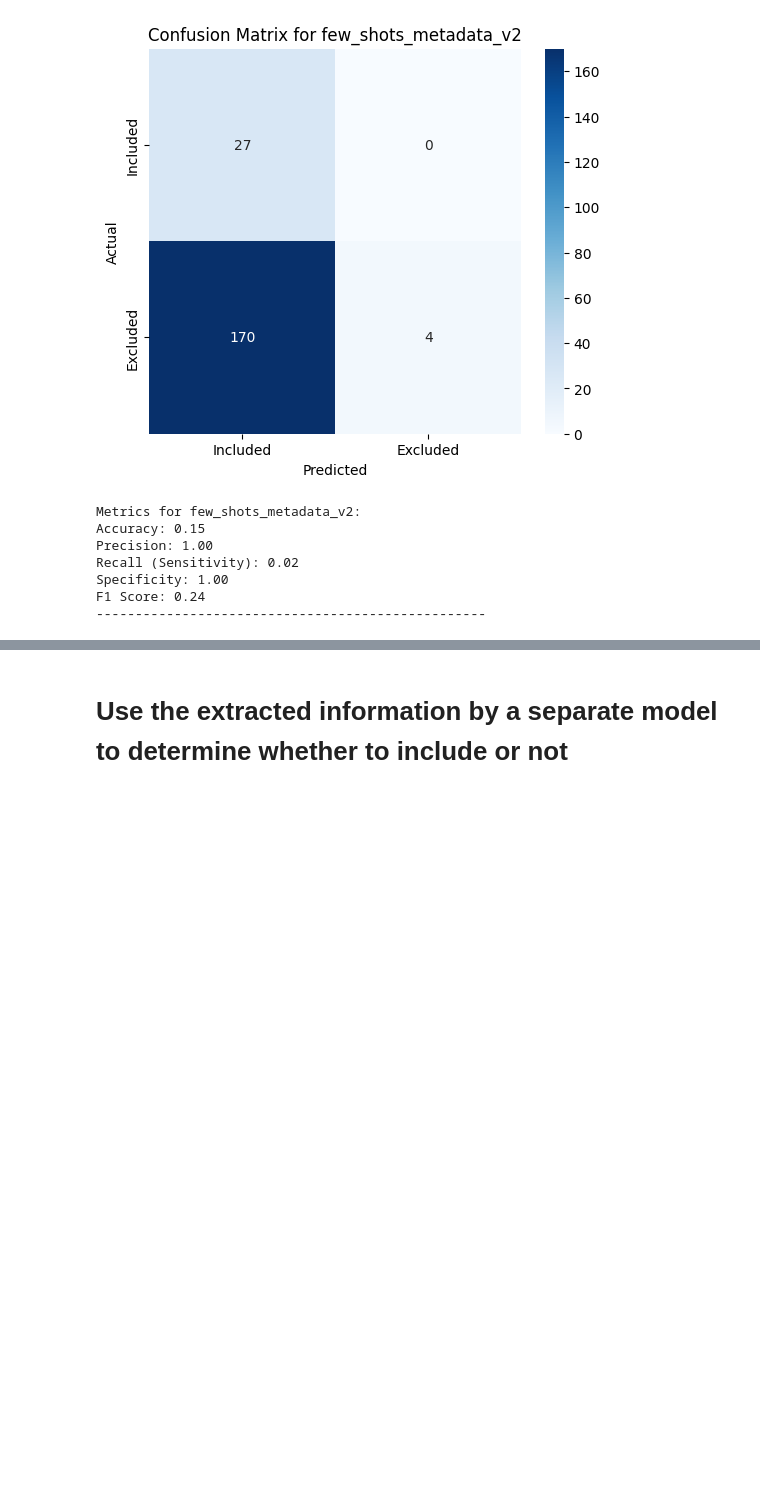
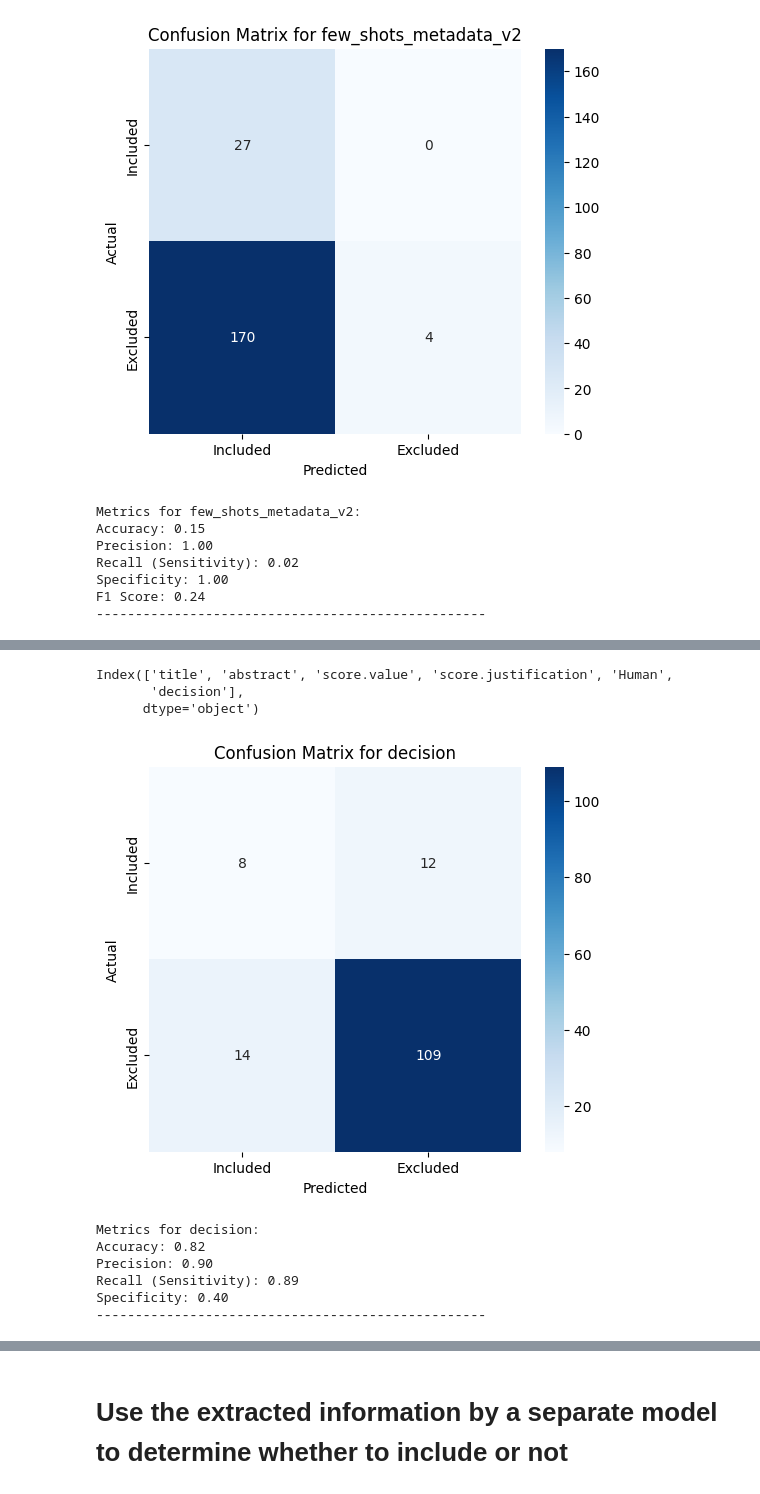
Before and after one commit to winfrednyoroka/ArticleSieve, a Jupyter notebook: Notebooks/Screeningpapers.ipynb, the cells around one changed output, grey strips where cells are left out. Drawn from its saved outputs; the diff is of its cells as text; code cells hidden in the pictures; blank space fills up the shorter version.

Commit message:
add a scoring criteria and visualise

```diff
--- a/Notebooks/Screeningpapers.ipynb
+++ b/Notebooks/Screeningpapers.ipynb
@@ -1349,7 +1349,7 @@ def plot_confusion_matrix(human_labels, model_labels, model_name):
     precision = tp / (tp + fp) if (tp + fp) > 0 else 0
     recall = tp / (tp + fn) if (tp + fn) > 0 else 0  # Also known as sensitivity
     specificity = tn / (tn + fp) if (tn + fp) > 0 else 0
-    f1 = f1_score(human_labels, model_labels, pos_label="Included")
+    #f1 = f1_score(human_labels, model_labels, pos_label="Included")
 
     # Plot confusion matrix heatmap
     plt.figure(figsize=(6, 5))
@@ -1365,12 +1365,12 @@ def plot_confusion_matrix(human_labels, model_labels, model_name):
     print(f"Precision: {precision:.2f}")
     print(f"Recall (Sensitivity): {recall:.2f}")
     print(f"Specificity: {specificity:.2f}")
-    print(f"F1 Score: {f1:.2f}")
+    #print(f"F1 Score: {f1:.2f}")
     print("-" * 50)
 
 # Compare each model with Human labels and plot the confusion matrix
-for model in df.columns[3:]:  # Skip the first three columns (title, abstract, and human decision)
-    plot_confusion_matrix(df['Human'], df[model], model)
+# for model in df.columns[3:]:  # Skip the first three columns (title, abstract, and human decision)
+#     plot_confusion_matrix(df['Human'], df[model], model)
 # %% [markdown]
 # Initial set of instructions using inclusion and exclusion criteria
 
@@ -1671,0 +1739,47 @@ The **TP** articles have been correctly recovered by the LLM. **FN** is increase
+# %%
+# Preprocess the data and visualise using a heatmap
+
+# Merge Combined and human decision
+
+
+def merge_datasets(df1, df2):
+    """
+    Merges two dataframes on the 'title' column using an inner join.
+
+    Args:
+        df1 (pd.DataFrame): First dataframe.
+        df2 (pd.DataFrame): Second dataframe.
+
+    Returns:
+        pd.DataFrame: Merged dataframe.
+    """
+    merged_df = pd.merge(df1, df2, on="title", how="inner")  # Use "left", "right", or "outer" as needed
+    return merged_df
+
+# Reda in the data
+
+human_decision = pd.read_csv("../LLM_promptengineering/Results/MR_articles_human_decision.csv")
+llm_score_decision = pd.read_csv("Combinedoutput.csv")
+
+human_decision.head()
+llm_score_decision.head()
+human_decision_llm_score = merge_datasets(df1=human_decision,df2=llm_score_decision)
+
+human_decision_llm_score
+df= human_decision_llm_score[['title','abstract','score.value','score.justification','Human','decision']]
+print(df.columns)
+
+# Compare each model with Human labels and plot the confusion matrix
+for model in df.columns[5:]:  # Skip the first three columns (title, abstract and human decision)
+    plot_confusion_matrix(df['Human'], df[model], model)
+# %% [output]
+Index(['title', 'abstract', 'score.value', 'score.justification', 'Human',
+       'decision'],
+      dtype='object')
+[figure, added]
+Metrics for decision:
+Accuracy: 0.82
+Precision: 0.90
+Recall (Sensitivity): 0.89
+Specificity: 0.40
+--------------------------------------------------
```
Also changed, not shown: parts of 16 cells of this notebook, 40 other files.
